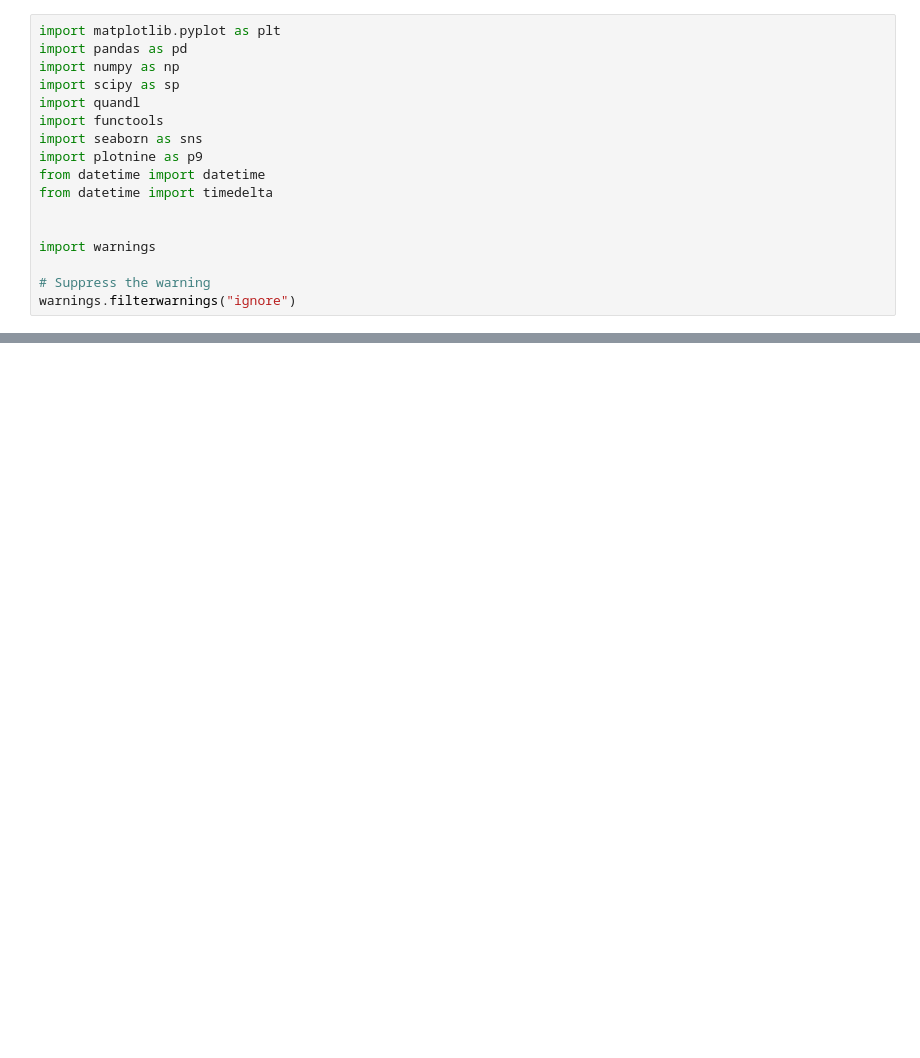
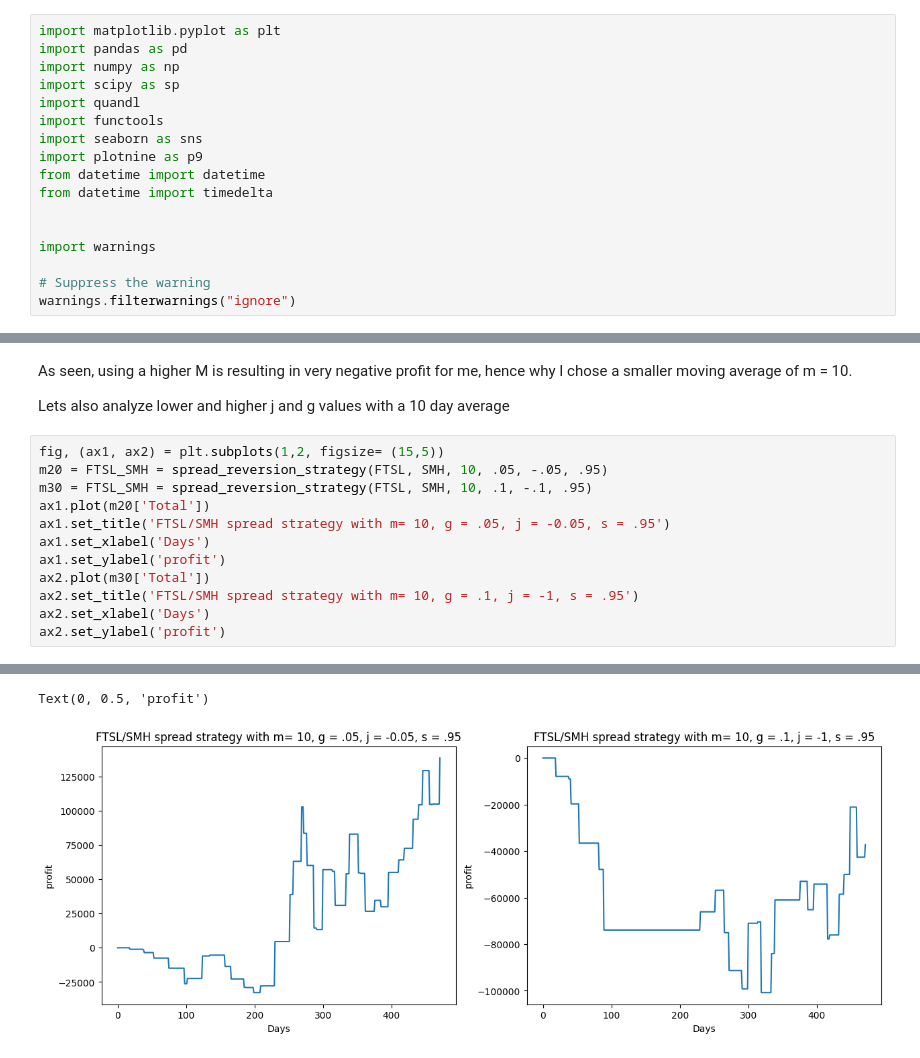
Before and after one commit to tsmcdonnell6604/Quant-Trading-Strategies, a Jupyter notebook: QTS_HW_2.ipynb, the cells around one changed output, grey strips where cells are left out. Saved outputs shown, nothing was run; the diff lists cells and outputs as text; blank space fills up the shorter version.

```diff
--- a/QTS_HW_2.ipynb
+++ b/QTS_HW_2.ipynb
@@ -131,0 +401,17 @@ AttributeError: 'int' object has no attribute 'day'
+# %% [markdown]
+As seen, using a higher M is resulting in very negative profit for me, hence why I chose a smaller moving average of m = 10.
+
+Lets also analyze lower and higher j and g values with a 10 day average
+# %%
+fig, (ax1, ax2) = plt.subplots(1,2, figsize= (15,5))
+m20 = FTSL_SMH = spread_reversion_strategy(FTSL, SMH, 10, .05, -.05, .95)
+m30 = FTSL_SMH = spread_reversion_strategy(FTSL, SMH, 10, .1, -.1, .95)
+ax1.plot(m20['Total'])
+ax1.set_title('FTSL/SMH spread strategy with m= 10, g = .05, j = -0.05, s = .95')
+ax1.set_xlabel('Days')
+ax1.set_ylabel('profit')
+ax2.plot(m30['Total'])
+ax2.set_title('FTSL/SMH spread strategy with m= 10, g = .1, j = -1, s = .95')
+ax2.set_xlabel('Days')
+ax2.set_ylabel('profit')
+# %% [output]
@@ -131,0 +431,2 @@ AttributeError: 'int' object has no attribute 'day'
+Text(0, 0.5, 'profit')
+[figure, added]
```
Also changed, not shown: parts of 44 cells of this notebook, 2 other files.
